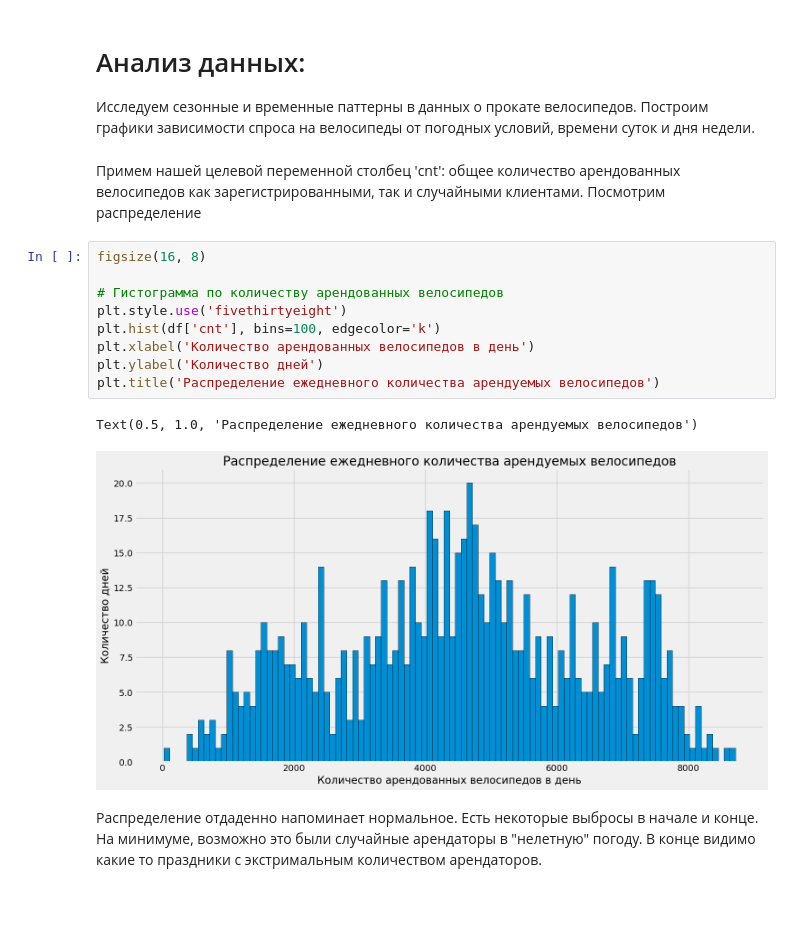
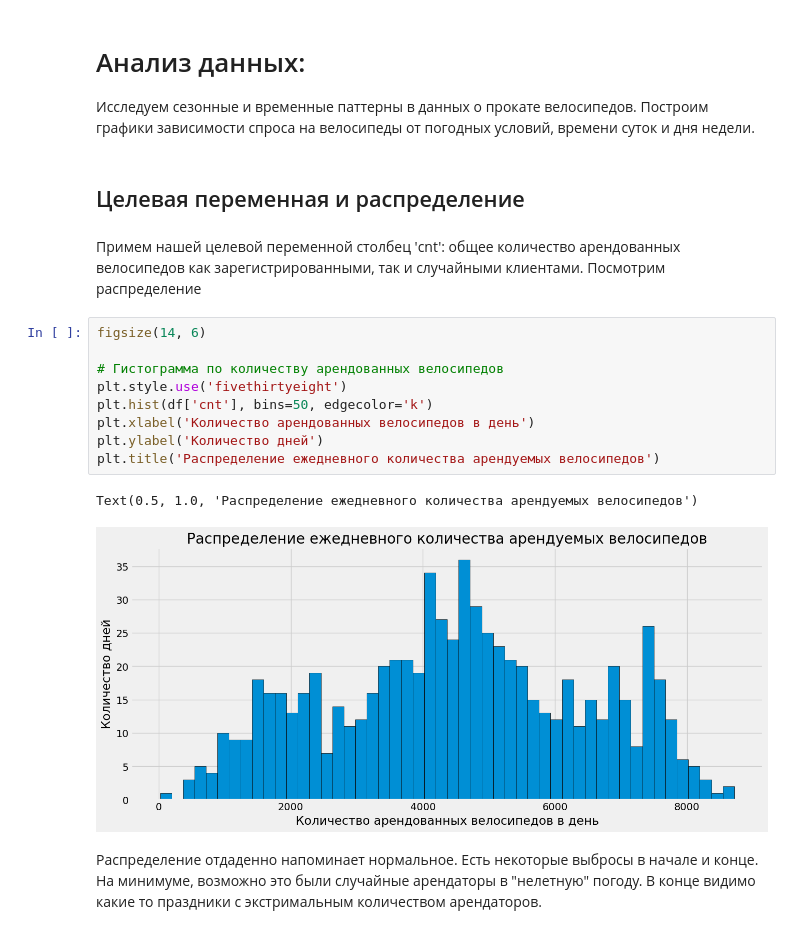
Before and after one commit to NickAReva/bmstu_coding, a Jupyter notebook: Bike_Sharing_Dataset/Bike_sharing.ipynb, the cells around one changed output. Cells and saved outputs as stored; diff of their text form; blank space fills up the shorter version.

```diff
--- a/Bike_Sharing_Dataset/Bike_sharing.ipynb
+++ b/Bike_Sharing_Dataset/Bike_sharing.ipynb
@@ -61,21 +64,23 @@ df.describe()
 # %% [markdown]
 # Анализ данных:
 Исследуем сезонные и временные паттерны в данных о прокате велосипедов. Построим графики зависимости спроса на велосипеды от погодных условий, времени суток и дня недели.
+# %% [markdown]
+## Целевая переменная и распределение
 # %% [markdown]
 Примем нашей целевой переменной столбец 'cnt': общее количество арендованных велосипедов как зарегистрированными, так и случайными клиентами.
 Посмотрим распределение
 # %%
-figsize(16, 8)
+figsize(14, 6)
 
 # Гистограмма по количеству арендованных велосипедов
 plt.style.use('fivethirtyeight')
-plt.hist(df['cnt'], bins=100, edgecolor='k')
+plt.hist(df['cnt'], bins=50, edgecolor='k')
 plt.xlabel('Количество арендованных велосипедов в день')
 plt.ylabel('Количество дней')
 plt.title('Распределение ежедневного количества арендуемых велосипедов')
 # %% [output]
 Text(0.5, 1.0, 'Распределение ежедневного количества арендуемых велосипедов')
-[figure, old version]
+[figure, new version]
 # %% [markdown]
 Распределение отдаденно напоминает нормальное. Есть некоторые выбросы в начале и конце. На минимуме, возможно это были случайные арендаторы в "нелетную" погоду. В конце видимо какие то праздники с экстримальным количеством арендаторов.
 # %% [markdown]
```
Also changed, not shown: parts of 45 cells of this notebook.
